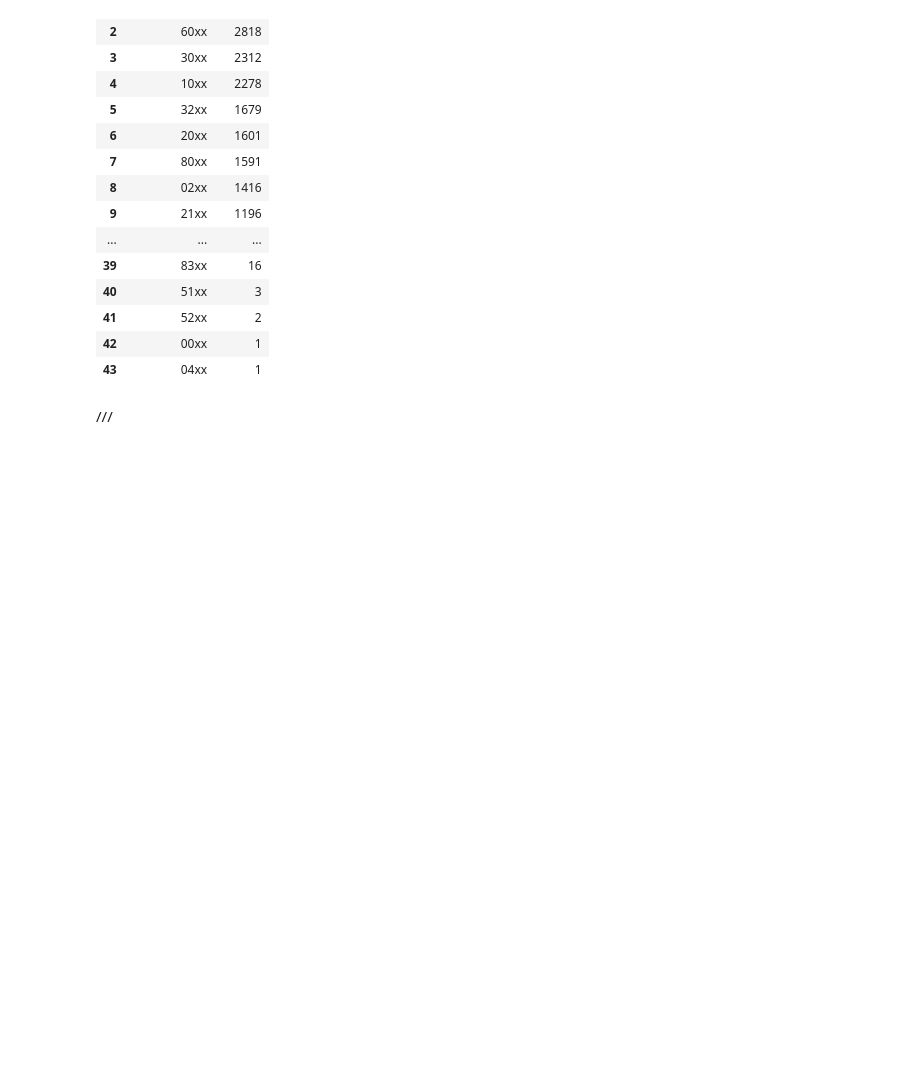
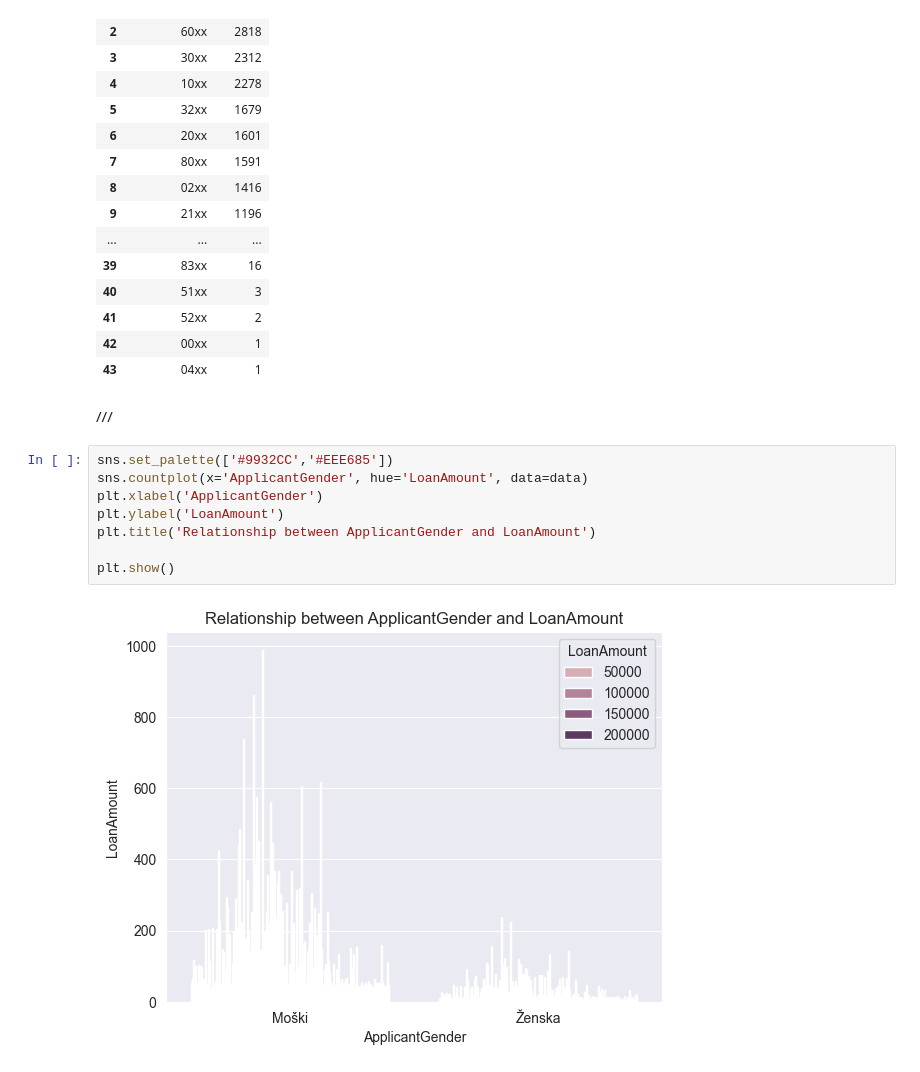
Before and after one commit to kaltrinabaliu/PergatitjaDheVizualizimiiTeDhenave, a Jupyter notebook: BankingDatasetForLoan.ipynb, the cells around one changed output. Saved outputs shown, nothing was run; the diff lists cells and outputs as text; blank space fills up the shorter version.

```diff
--- a/BankingDatasetForLoan.ipynb
+++ b/BankingDatasetForLoan.ipynb
@@ -240,3 +240,13 @@ data['ApplicantZIP'].value_counts().reset_index().rename(columns={'index' : 'App
 | 43 | 04xx | 1 |
 # %% [markdown]
 ///
+# %%
+sns.set_palette(['#9932CC','#EEE685'])
+sns.countplot(x='ApplicantGender', hue='LoanAmount', data=data)
+plt.xlabel('ApplicantGender')
+plt.ylabel('LoanAmount')
+plt.title('Relationship between ApplicantGender and LoanAmount')
+
+plt.show()
+# %% [output]
+[figure, added]
```
